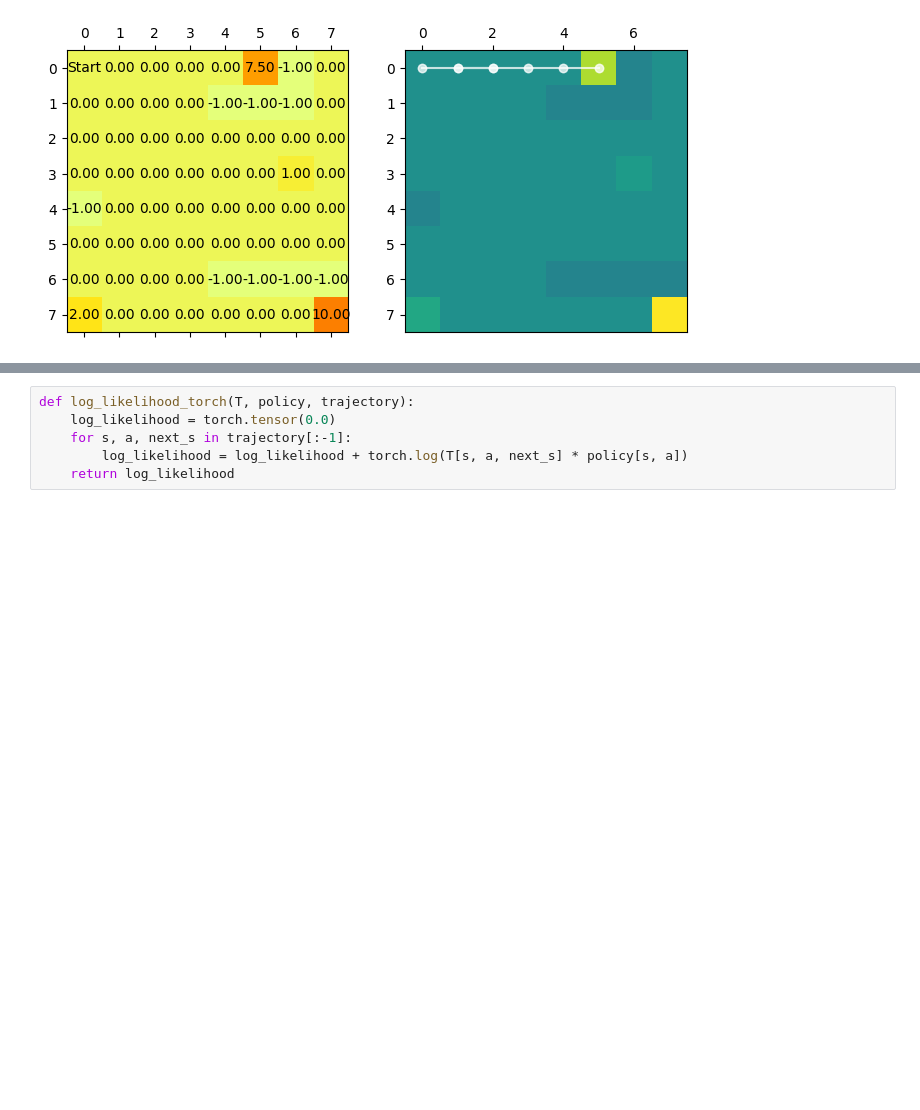
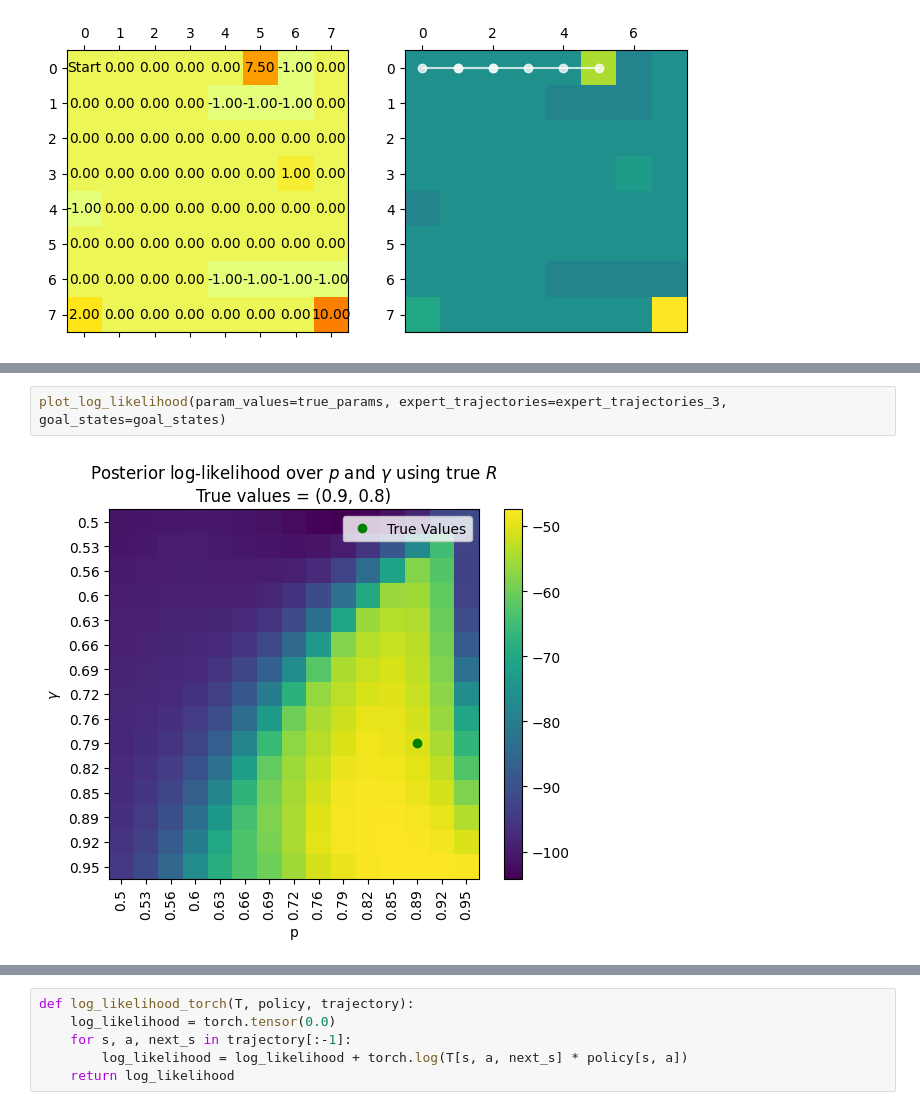
Before and after one commit to ankile/irl-environment-design, a Jupyter notebook: notebooks/hamiltorch.ipynb, the cells around one changed output, grey strips where cells are left out. Cells and saved outputs as stored; diff of their text form; blank space fills up the shorter version.

```diff
--- a/notebooks/hamiltorch.ipynb
+++ b/notebooks/hamiltorch.ipynb
@@ -116,3 +203,7 @@ ax2.get_images()[0].colorbar.remove()
+# %%
+plot_log_likelihood(param_values=true_params, expert_trajectories=expert_trajectories_3, goal_states=goal_states)
+# %% [output]
+[figure, added]
 # %%
 def soft_q_iteration_torch(
     R: torch.Tensor,  # R is a one-dimensional tensor with shape (n_states,)
```
Also changed, not shown: parts of 9 cells of this notebook, 3 other files.
